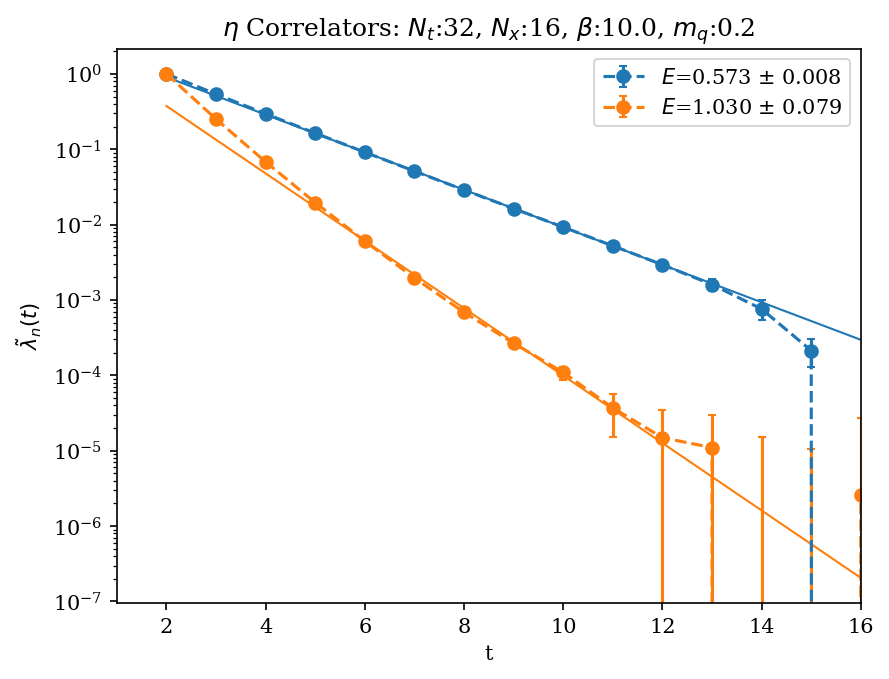
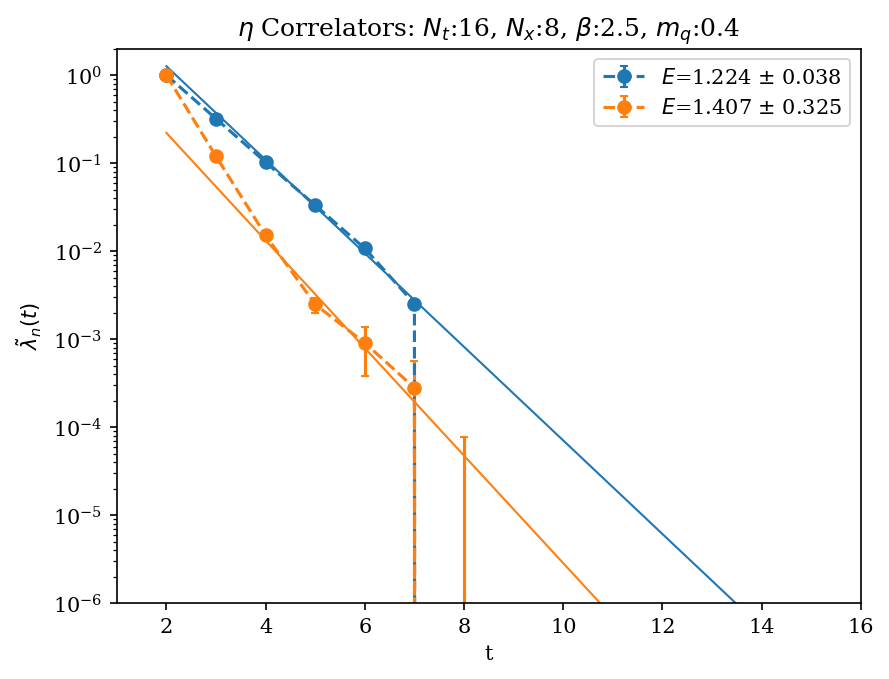
The notebook cell's code change between the first figure and the second:
--- before
+++ after
@@ -21,2 +21,3 @@
 
 plt.xlim([1,16])
+plt.ylim([1e-6,2])

Commit: make it a little more friendly